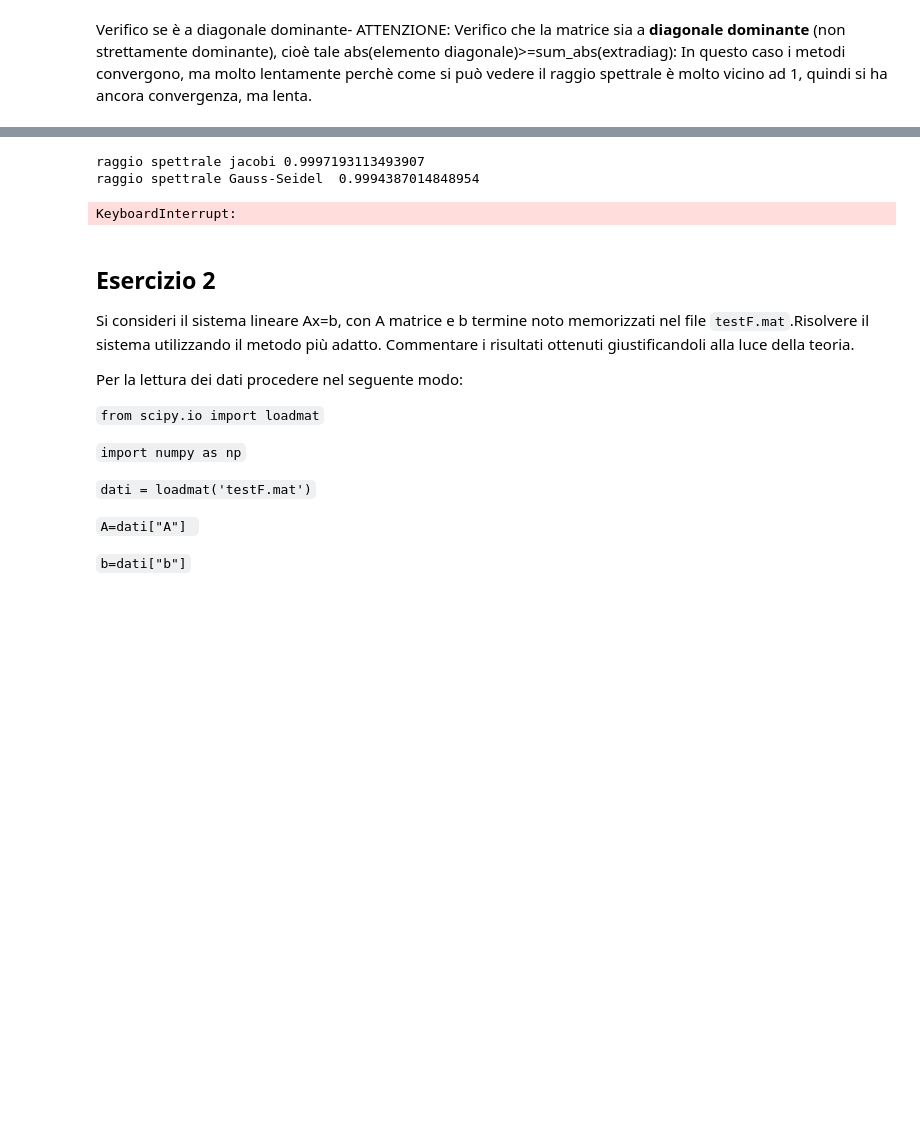
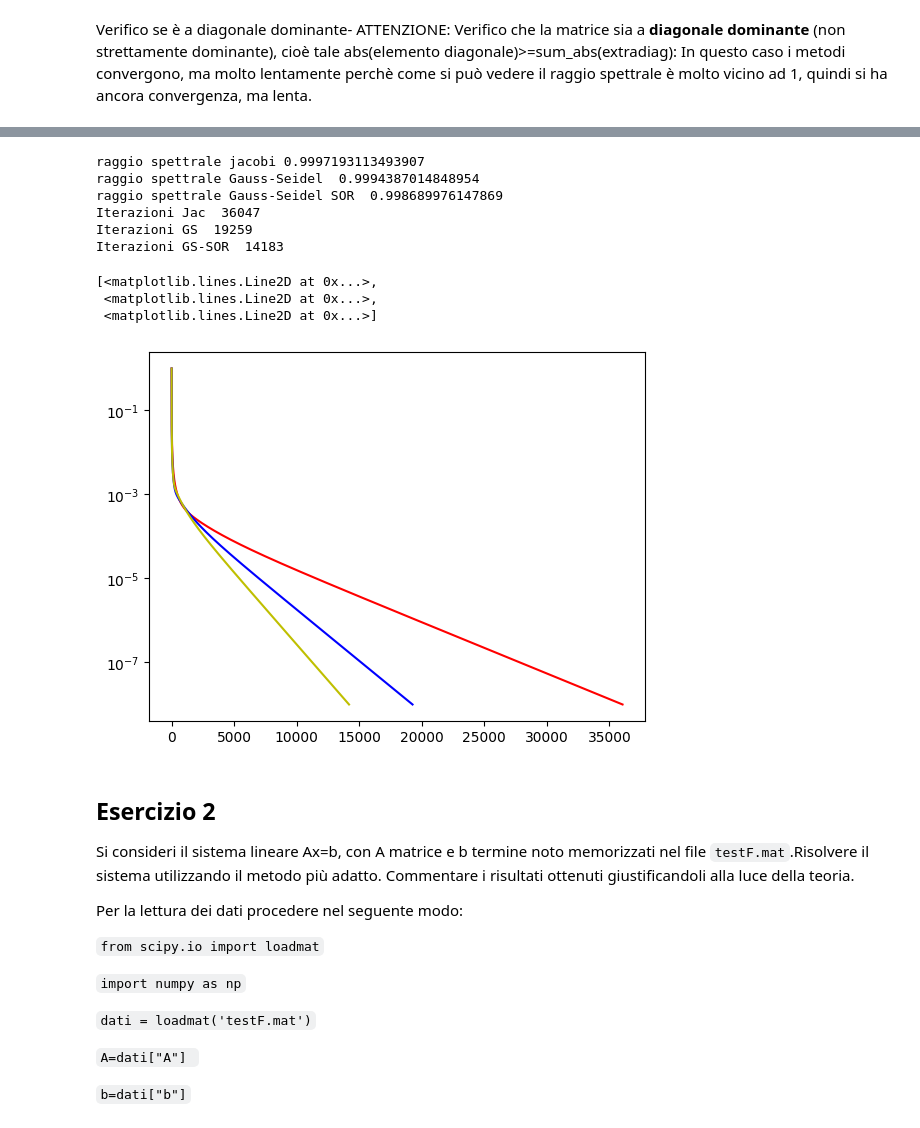
Before and after one commit to AndrewGagliottiUnibo/IoT-Project-network-, a Jupyter notebook: MetodiLab/Extra/Simulazioni/04/Potenziamento1Giugno_soluzioni.ipynb, the cells around one changed output, grey strips where cells are left out. Cells and saved outputs as stored; diff of their text form; code cells hidden in the pictures; blank space fills up the shorter version.

```diff
--- a/MetodiLab/Extra/Simulazioni/04/Potenziamento1Giugno_soluzioni.ipynb
+++ b/MetodiLab/Extra/Simulazioni/04/Potenziamento1Giugno_soluzioni.ipynb
@@ -164,20 +175,33 @@ def gauss_seidel_sor(A,b,x0,toll,it_max,omega):
 # %%
 x0=np.zeros(A.shape[0]).reshape(n,1)
 toll=1e-8
 it_max=100000
 omega=1.4  #valore per cui si ha il numero minimo di iterazioni.
 solJac,itJac,err_vetJac=jacobi(A,b,x0,toll,it_max)
 solGS,itGS,err_vetGS=gauss_seidel(A,b,x0,toll,it_max)
 solGSor,itGSor,err_vetGSor=gauss_seidel_sor(A,b,x0,toll,it_max,omega)
+# In analisi numerica il raggio spettrale viene utilizzato per determinare
+# se un metodo iterativo è convergente verso la soluzione di un problema.
+# È dimostrato infatti che un metodo iterativo per la risoluzione di un sistema
+# lineare (come il metodo di Jacobi o quello di Gauss-Seidel) converge alla
+# soluzione del sistema se e solo se il raggio spettrale della matrice di
+# iterazione è strettamente minore di 1.
 print("Iterazioni Jac ",itJac)
 print("Iterazioni GS ",itGS)
 print("Iterazioni GS-SOR ",itGSor)
 
-plt.semilogy(np.arange(itJac),err_vetJac,np.arange(itGS),err_vetGS,np.arange(itGSor),err_vetGSor)
+plt.semilogy(np.arange(itJac),err_vetJac, 'r-', np.arange(itGS),err_vetGS, 'b', np.arange(itGSor),err_vetGSor, 'y')
 # %% [output]
 raggio spettrale jacobi 0.9997193113493907
 raggio spettrale Gauss-Seidel  0.9994387014848954
+raggio spettrale Gauss-Seidel SOR  0.998689976147869
+Iterazioni Jac  36047
+Iterazioni GS  19259
+Iterazioni GS-SOR  14183
-KeyboardInterrupt:
+[<matplotlib.lines.Line2D at 0x...>,
+ <matplotlib.lines.Line2D at 0x...>,
+ <matplotlib.lines.Line2D at 0x...>]
+[figure, added]
 # %% [markdown]
 ## Esercizio 2
 Si consideri il sistema lineare Ax=b, con A matrice e b termine noto memorizzati nel file ``testF.mat``.Risolvere il sistema utilizzando il metodo più adatto. Commentare i risultati ottenuti  giustificandoli alla luce della teoria.
```
Also changed, not shown: parts of 8 cells of this notebook, 1 other file.
